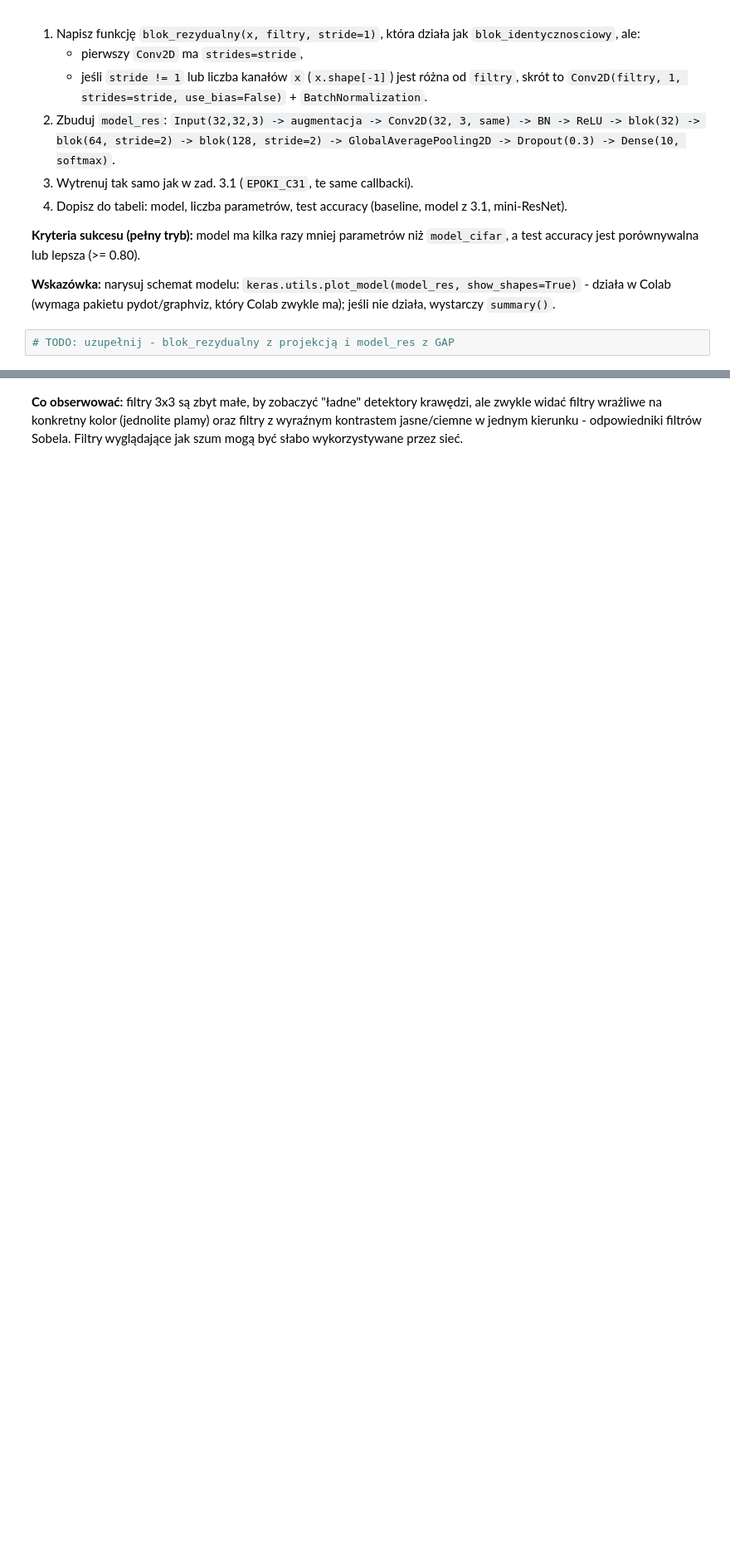
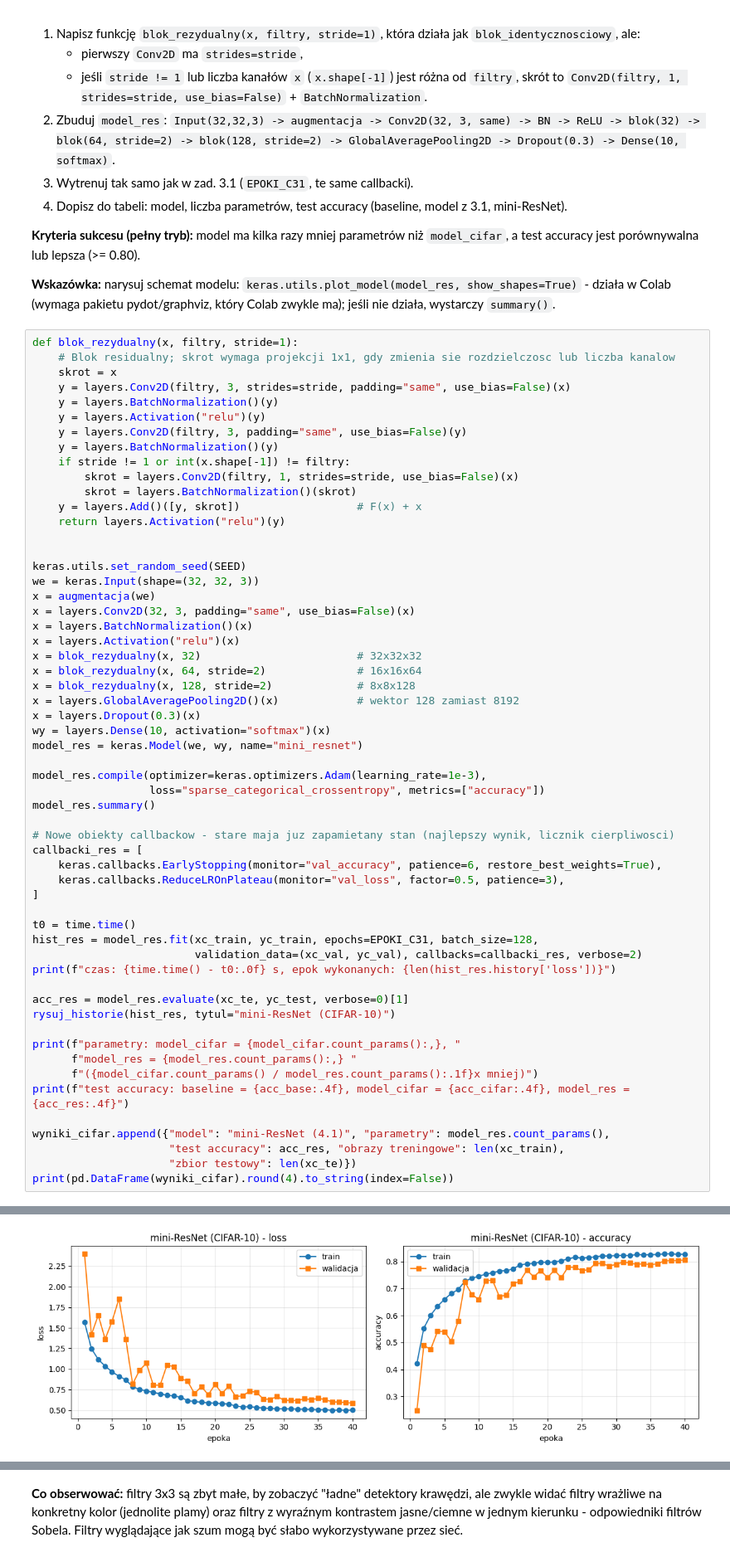
Before and after one commit to RJC2001/Uczenie-g-bokie-i-jego-zastosowania, a Jupyter notebook: 88274_LAB/Lab04_CNN_transfer_learning.ipynb, the cells around one changed output, grey strips where cells are left out. Shown at 83% size. Cells and saved outputs as stored; diff of their text form; blank space fills up the shorter version.

```diff
--- a/88274_LAB/Lab04_CNN_transfer_learning.ipynb
+++ b/88274_LAB/Lab04_CNN_transfer_learning.ipynb
@@ -451,4 +801,60 @@ print("GAP + Dense(10):    ", 128 * 10 + 10, "parametrów")
 
 **Wskazówka:** narysuj schemat modelu: `keras.utils.plot_model(model_res, show_shapes=True)` - działa w Colab (wymaga pakietu pydot/graphviz, który Colab zwykle ma); jeśli nie działa, wystarczy `summary()`.
 # %%
-# TODO: uzupełnij - blok_rezydualny z projekcją i model_res z GAP
+def blok_rezydualny(x, filtry, stride=1):
+    # Blok residualny; skrot wymaga projekcji 1x1, gdy zmienia sie rozdzielczosc lub liczba kanalow
+    skrot = x
+    y = layers.Conv2D(filtry, 3, strides=stride, padding="same", use_bias=False)(x)
+    y = layers.BatchNormalization()(y)
+    y = layers.Activation("relu")(y)
+    y = layers.Conv2D(filtry, 3, padding="same", use_bias=False)(y)
+    y = layers.BatchNormalization()(y)
+    if stride != 1 or int(x.shape[-1]) != filtry:
+        skrot = layers.Conv2D(filtry, 1, strides=stride, use_bias=False)(x)
+        skrot = layers.BatchNormalization()(skrot)
+    y = layers.Add()([y, skrot])                  # F(x) + x
+    return layers.Activation("relu")(y)
+
+
+keras.utils.set_random_seed(SEED)
+we = keras.Input(shape=(32, 32, 3))
+x = augmentacja(we)
+x = layers.Conv2D(32, 3, padding="same", use_bias=False)(x)
+x = layers.BatchNormalization()(x)
+x = layers.Activation("relu")(x)
+x = blok_rezydualny(x, 32)                        # 32x32x32
+x = blok_rezydualny(x, 64, stride=2)              # 16x16x64
+x = blok_rezydualny(x, 128, stride=2)             # 8x8x128
+x = layers.GlobalAveragePooling2D()(x)            # wektor 128 zamiast 8192
+x = layers.Dropout(0.3)(x)
+wy = layers.Dense(10, activation="softmax")(x)
+model_res = keras.Model(we, wy, name="mini_resnet")
+
+model_res.compile(optimizer=keras.optimizers.Adam(learning_rate=1e-3),
+                  loss="sparse_categorical_crossentropy", metrics=["accuracy"])
+model_res.summary()
+
+# Nowe obiekty callbackow - stare maja juz zapamietany stan (najlepszy wynik, licznik cierpliwosci)
+callbacki_res = [
+    keras.callbacks.EarlyStopping(monitor="val_accuracy", patience=6, restore_best_weights=True),
+    keras.callbacks.ReduceLROnPlateau(monitor="val_loss", factor=0.5, patience=3),
+]
+
+t0 = time.time()
+hist_res = model_res.fit(xc_train, yc_train, epochs=EPOKI_C31, batch_size=128,
+                         validation_data=(xc_val, yc_val), callbacks=callbacki_res, verbose=2)
+print(f"czas: {time.time() - t0:.0f} s, epok wykonanych: {len(hist_res.history['loss'])}")
+
+acc_res = model_res.evaluate(xc_te, yc_test, verbose=0)[1]
+rysuj_historie(hist_res, tytul="mini-ResNet (CIFAR-10)")
+
+print(f"parametry: model_cifar = {model_cifar.count_params():,}, "
+      f"model_res = {model_res.count_params():,} "
+      f"({model_cifar.count_params() / model_res.count_params():.1f}x mniej)")
+print(f"test accuracy: baseline = {acc_base:.4f}, model_cifar = {acc_cifar:.4f}, model_res = {acc_res:.4f}")
+
+wyniki_cifar.append({"model": "mini-ResNet (4.1)", "parametry": model_res.count_params(),
+                     "test accuracy": acc_res, "obrazy treningowe": len(xc_train),
+                     "zbior testowy": len(xc_te)})
+print(pd.DataFrame(wyniki_cifar).round(4).to_string(index=False))
+# %% [output]
@@ -454,0 +899 @@ print("GAP + Dense(10):    ", 128 * 10 + 10, "parametrów")
+[figure, added]
```
Also changed, not shown: parts of 26 cells of this notebook, 12 other files.
